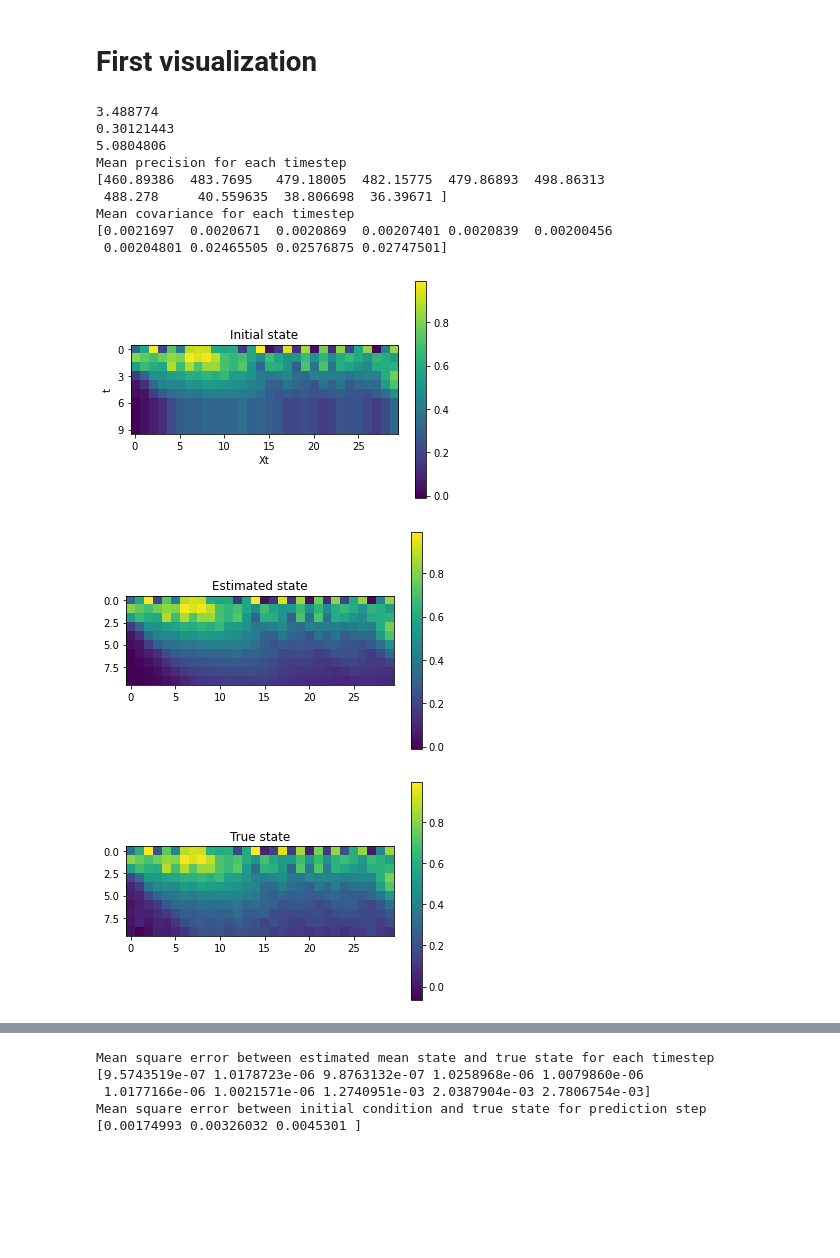
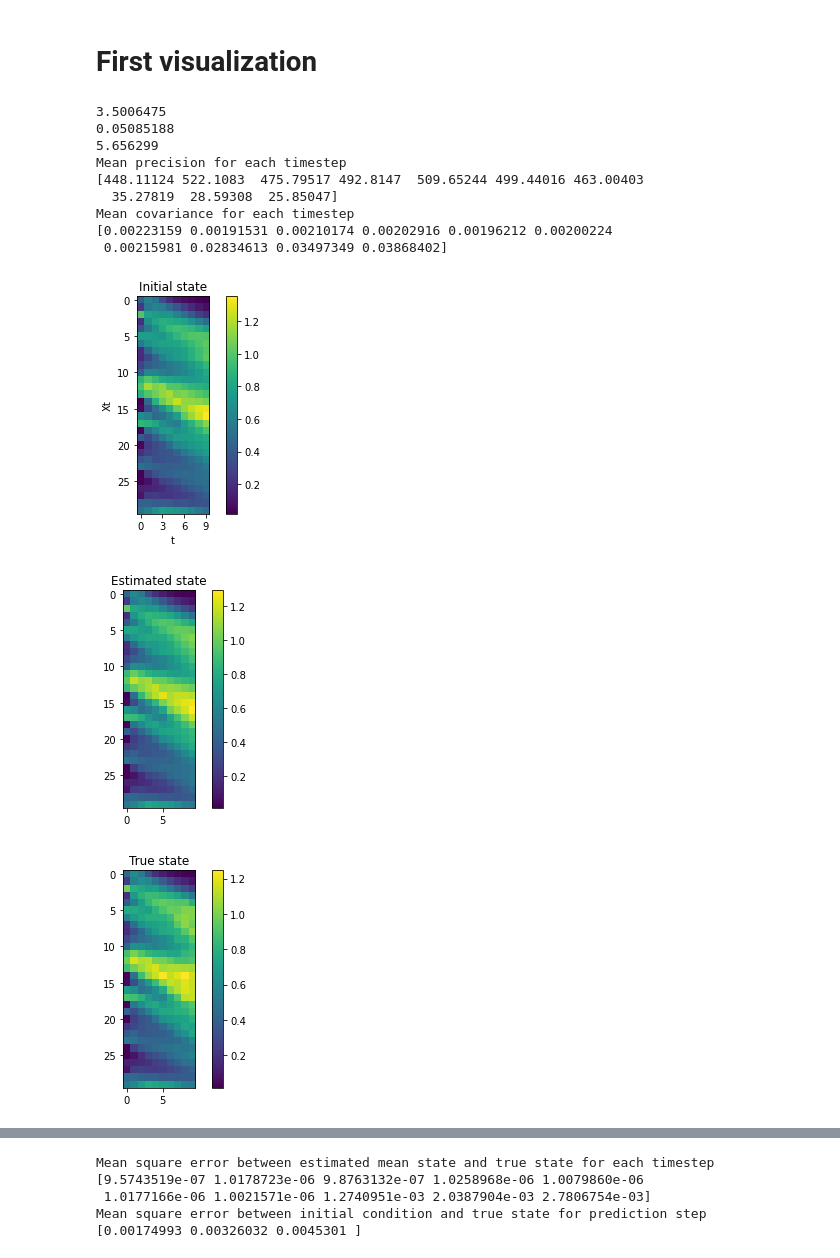
Before and after one commit to Nicolasecl16/These, a Jupyter notebook: 4Dvarnetstochastic/Autoregressive_model/Analysis.ipynb, the cells around one changed output, grey strips where cells are left out. Saved outputs shown, nothing was run; the diff lists cells and outputs as text; code cells hidden in the pictures; blank space fills up the shorter version.

```diff
--- a/4Dvarnetstochastic/Autoregressive_model/Analysis.ipynb
+++ b/4Dvarnetstochastic/Autoregressive_model/Analysis.ipynb
@@ -20,7 +20,7 @@ import statsmodels
 1
 /home/VM-Nicolas-Lafon/These/4Dvarnetstochastic/Autoregressive_model
 # %%
-ncfile = Dataset('Results/Bestmodel-additive_noise.nc')
+ncfile = Dataset('Results/Bestmodel-multiplicative_noise-flagInit2.nc')
 print(ncfile)
 mu = ncfile['mean_pred']
 cov = ncfile['cov_pred']
@@ -37,48 +37,49 @@ root group (NETCDF4 data model, file format HDF5):
 # %%
 plt.figure()
 plt.title('Initial state')
-plt.xlabel('Xt')
-plt.xticks(np.arange(0,31,5))
-plt.ylabel('t')
-plt.yticks(np.arange(0,10,3))
-plt.imshow(init[10,:,:])
+plt.ylabel('Xt')
+plt.yticks(np.arange(0,31,5))
+plt.xlabel('t')
+plt.xticks(np.arange(0,10,3))
+plt.imshow(np.transpose(init[10,:,:]))
 plt.colorbar()
 plt.figure()
 plt.title('Estimated state')
-plt.imshow(mu[10,:,:])
+plt.imshow(np.transpose(mu[10,:,:]))
 plt.colorbar()
 plt.figure()
 plt.title('True state')
-plt.imshow(target[10,:,:])
+plt.imshow(np.transpose(target[10,:,:]))
 plt.colorbar()
 plt.figure()
 plt.title('Estimated precision')
-plt.imshow(np.abs(cov[10,:,:]))
+plt.imshow(np.transpose(np.abs(cov[10,:,:])))
 plt.colorbar()
 plt.figure()
 plt.title('Estimated covariance for prediction step')
-plt.imshow(1/np.abs(cov[10,7:10,:]))
+plt.imshow((1/100*np.transpose(1/np.abs(cov[10,7:10,:])))**2)
 plt.colorbar()
+plt.figure()
 plt.title('Mean estimated covariance for prediction step')
-plt.imshow(1/np.abs(cov[10,7:10,:]))
+plt.imshow(np.transpose((1/100*np.mean(1/np.abs(cov[:,7:10,:]),0))**2))
 plt.colorbar()
 print(np.mean(np.abs(cov)))
 print(np.min(np.abs(cov)))
 print(np.max(np.abs(cov)))
 print("Mean precision for each timestep")
 print(np.mean(np.mean(np.abs(cov),0),1)*100)
 print("Mean covariance for each timestep")
 print(1/(np.mean(np.mean(np.abs(cov),0),1)*100))
 # %% [output]
-3.488774
-0.30121443
-5.0804806
+3.5006475
+0.05085188
+5.656299
 Mean precision for each timestep
-[460.89386  483.7695   479.18005  482.15775  479.86893  498.86313
- 488.278     40.559635  38.806698  36.39671 ]
+[448.11124 522.1083  475.79517 492.8147  509.65244 499.44016 463.00403
+  35.27819  28.59308  25.85047]
 Mean covariance for each timestep
-[0.0021697  0.0020671  0.0020869  0.00207401 0.0020839  0.00200456
- 0.00204801 0.02465505 0.02576875 0.02747501]
+[0.00223159 0.00191531 0.00210174 0.00202916 0.00196212 0.00200224
+ 0.00215981 0.02834613 0.03497349 0.03868402]
-[figure, old version]
+[figure, new version]
-[figure, old version]
+[figure, new version]
-[figure, old version]
+[figure, new version]
```
Also changed, not shown: parts of 2 cells of this notebook, 4 other files.
